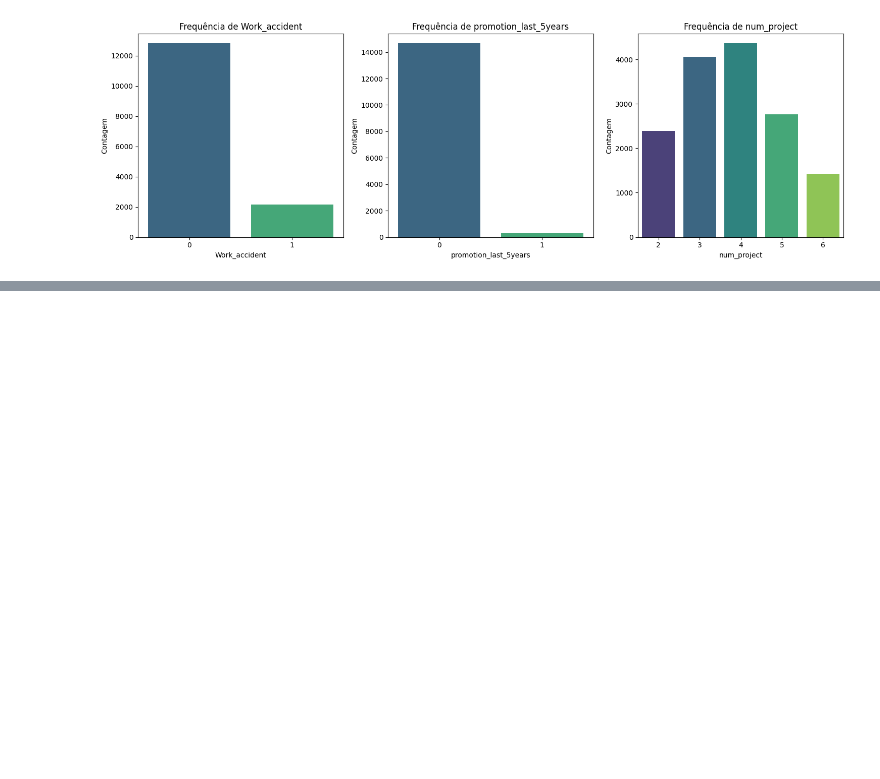
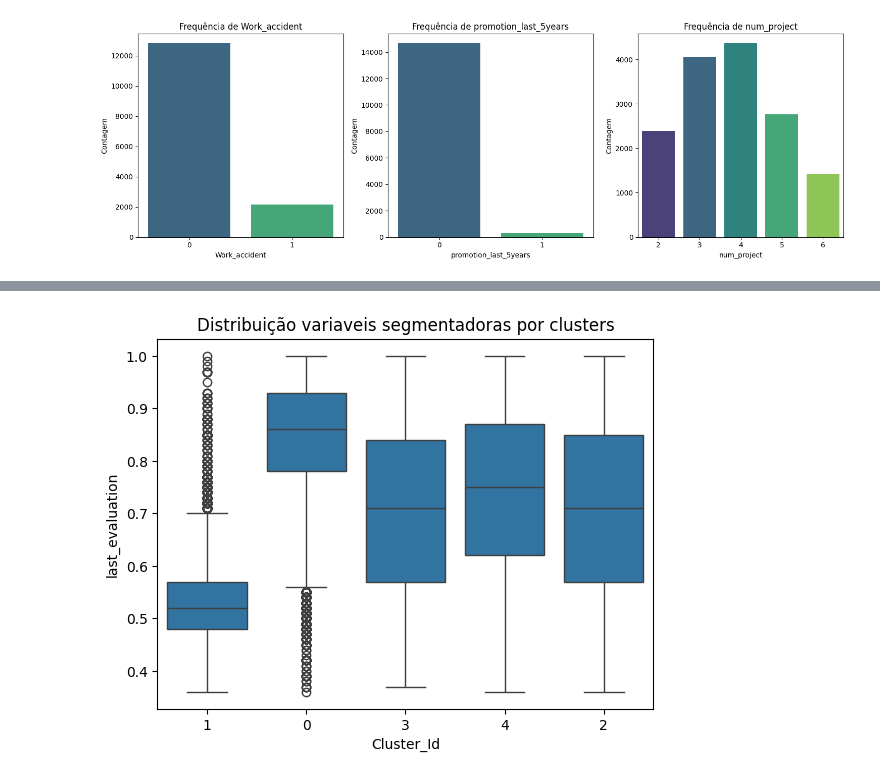
Before and after one commit to Uill-Iam/Estudo, a Jupyter notebook: Python/ML/ACEM/ACEM.ipynb, the cells around one changed output, grey strips where cells are left out. Drawn from its saved outputs; the diff is of its cells as text; code cells hidden in the pictures; blank space fills up the shorter version.

```diff
--- a/Python/ML/ACEM/ACEM.ipynb
+++ b/Python/ML/ACEM/ACEM.ipynb
@@ -898,0 +1111,9 @@ plt.show()
+# %%
+# visualizando o atributo labels_ que nos retorna os labels para cada observação, ou seja,
+# o código do cluster que para observação foi atribuído.
+labels = Modelo_Kmeans.labels_
+labels
+
+
+# Só lembrando que a numeração dos clusters inicializa a partir do zero, com isso,
+# podemos perceber que a primeira coluna da tabela corresponde aos valores de distâncias para o cluster 0, e assim por diante
@@ -898,0 +1186,8 @@ plt.show()
+# %%
+# assign the label
+
+df['Cluster_Id'] = labels
+df.head(10)
+
+# A numeração dos clusters inicializa a partir do zero, com isso, podemos perceber que a primeira coluna da tabela
+# corresponde aos valores de distâncias para o cluster 0,assim por diante
@@ -898,0 +1206,8 @@ plt.show()
+# %%
+# Box plot to visualize Cluster Id vs Frequency
+# Transforma classe em categorica
+df['Cluster_Id'] = df['Cluster_Id'].astype('string')
+# %%
+# Box plot to visualize Cluster Id vs Frequency
+# Transforma classe em categorica
+df['Cluster_Id'] = df['Cluster_Id'].astype('string')
@@ -898,0 +1223,8 @@ plt.show()
+# %%
+ # Variáveis segmentadoras  com a variável clusters
+import matplotlib.pyplot as plt
+sb.boxplot(x='Cluster_Id', y='last_evaluation', data=df)
+plt.title('Distribuição variaveis segmentadoras por clusters')
+plt.show()
+# %% [output]
+[figure, added]
```
Also changed, not shown: parts of 39 cells of this notebook.
